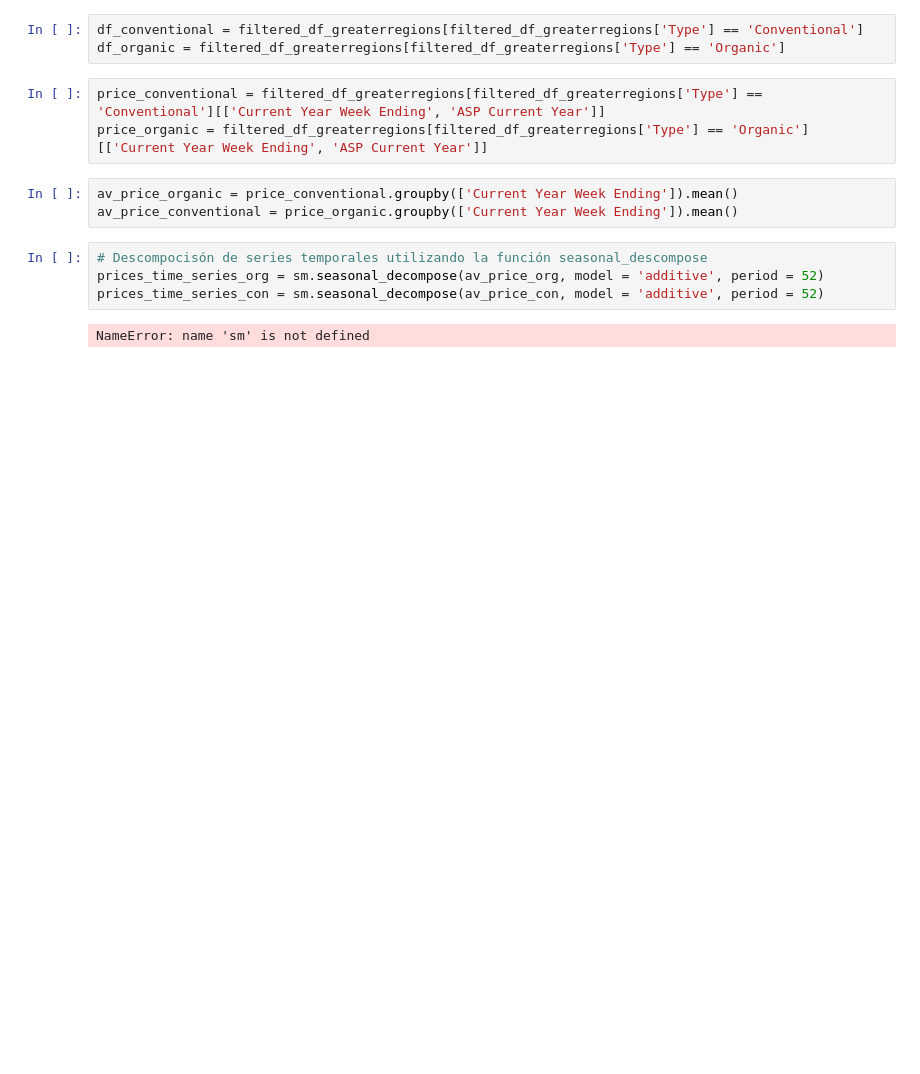
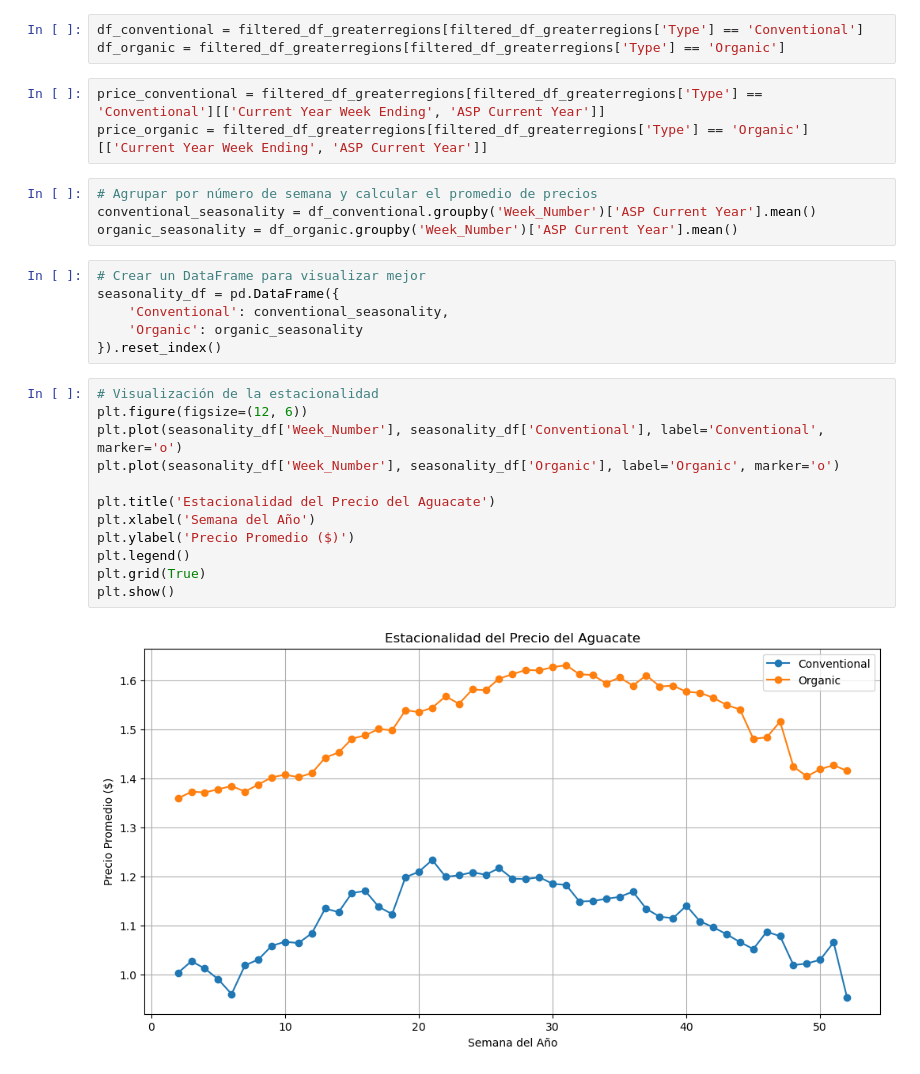
Before and after one commit to arboldeku/Avocado-2.0, a Jupyter notebook: code/series_temporales.ipynb, the cells around one changed output. Saved outputs shown, nothing was run; the diff lists cells and outputs as text; blank space fills up the shorter version.

```diff
--- a/code/series_temporales.ipynb
+++ b/code/series_temporales.ipynb
@@ -42,12 +24,27 @@ df_organic = filtered_df_greaterregions[filtered_df_greaterregions['Type'] == 'O
 # %%
 price_conventional = filtered_df_greaterregions[filtered_df_greaterregions['Type'] == 'Conventional'][['Current Year Week Ending', 'ASP Current Year']]
 price_organic = filtered_df_greaterregions[filtered_df_greaterregions['Type'] == 'Organic'][['Current Year Week Ending', 'ASP Current Year']]
-# %%
-av_price_organic = price_conventional.groupby(['Current Year Week Ending']).mean()
-av_price_conventional = price_organic.groupby(['Current Year Week Ending']).mean()
-# %%
-# Descompocisón de series temporales utilizando la función seasonal_descompose
-prices_time_series_org = sm.seasonal_decompose(av_price_org, model = 'additive', period = 52)
-prices_time_series_con = sm.seasonal_decompose(av_price_con, model = 'additive', period = 52)
-# %% [output]
-NameError: name 'sm' is not defined
+# %%
+# Agrupar por número de semana y calcular el promedio de precios
+conventional_seasonality = df_conventional.groupby('Week_Number')['ASP Current Year'].mean()
+organic_seasonality = df_organic.groupby('Week_Number')['ASP Current Year'].mean()
+# %%
+# Crear un DataFrame para visualizar mejor
+seasonality_df = pd.DataFrame({
+    'Conventional': conventional_seasonality,
+    'Organic': organic_seasonality
+}).reset_index()
+# %%
+# Visualización de la estacionalidad
+plt.figure(figsize=(12, 6))
+plt.plot(seasonality_df['Week_Number'], seasonality_df['Conventional'], label='Conventional', marker='o')
+plt.plot(seasonality_df['Week_Number'], seasonality_df['Organic'], label='Organic', marker='o')
+
+plt.title('Estacionalidad del Precio del Aguacate')
+plt.xlabel('Semana del Año')
+plt.ylabel('Precio Promedio ($)')
+plt.legend()
+plt.grid(True)
+plt.show()
+# %% [output]
+[figure, added]
```
Also changed, not shown: parts of 4 cells of this notebook.
